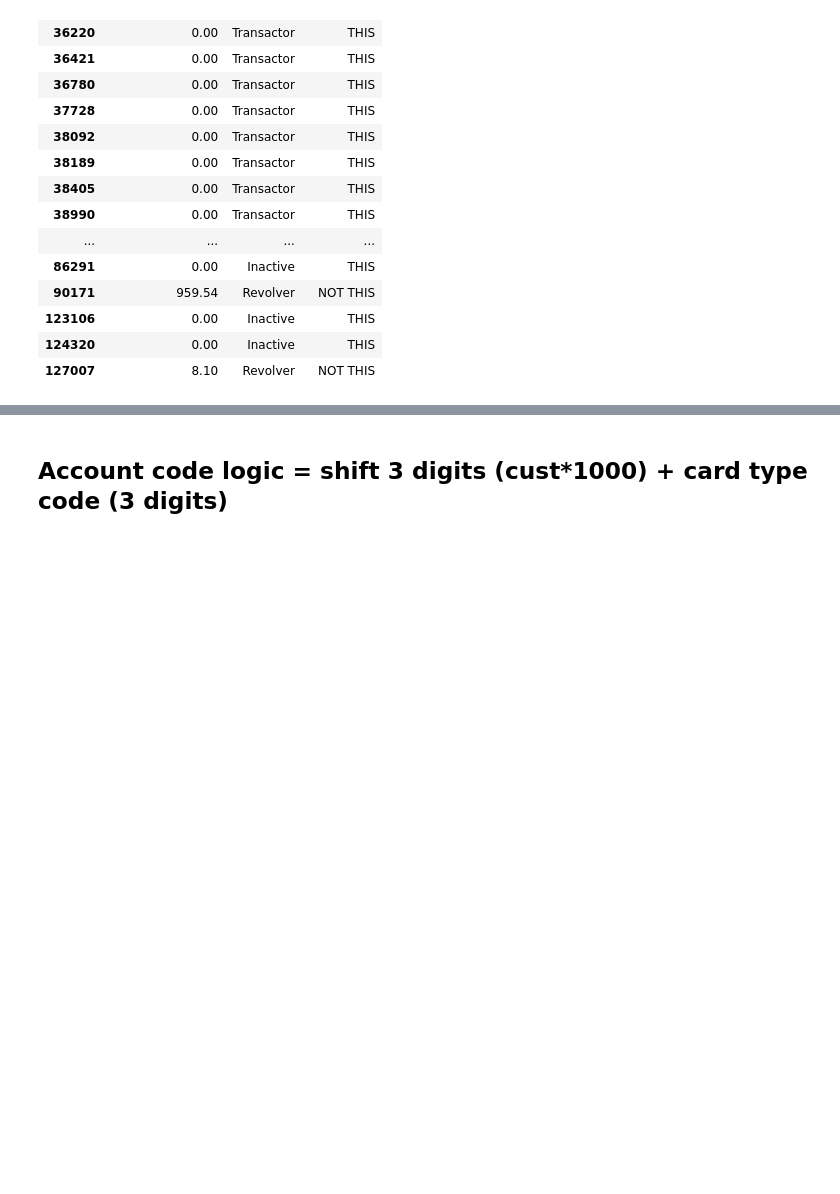
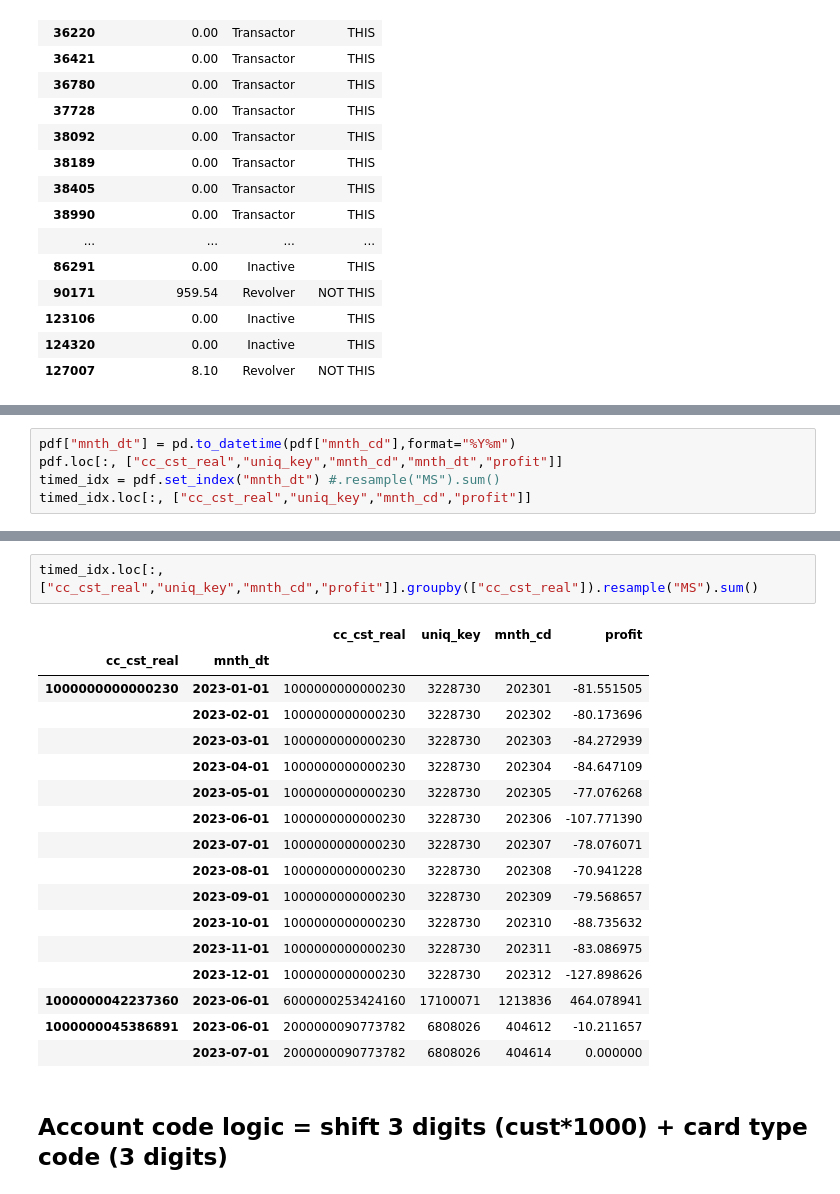
Before and after one commit to pbdanny/PythonProject, a Jupyter notebook: Dask/notebook/dask_kbank.ipynb, the cells around one changed output, grey strips where cells are left out. Saved outputs shown, nothing was run; the diff lists cells and outputs as text; blank space fills up the shorter version.

Commit message:
group by period index

```diff
--- a/Dask/notebook/dask_kbank.ipynb
+++ b/Dask/notebook/dask_kbank.ipynb
@@ -313,0 +312,5 @@ ddf[["net_interest_rec", "behv", "TEST_VAR"]].compute()
+# %%
+pdf["mnth_dt"] = pd.to_datetime(pdf["mnth_cd"],format="%Y%m")
+pdf.loc[:, ["cc_cst_real","uniq_key","mnth_cd","mnth_dt","profit"]]
+timed_idx = pdf.set_index("mnth_dt") #.resample("MS").sum()
+timed_idx.loc[:, ["cc_cst_real","uniq_key","mnth_cd","profit"]]
@@ -314,3 +336,23 @@ ddf[["net_interest_rec", "behv", "TEST_VAR"]].compute()
+# %%
+timed_idx.loc[:, ["cc_cst_real","uniq_key","mnth_cd","profit"]].groupby(["cc_cst_real"]).resample("MS").sum()
+# %% [output]
+|  |  | cc_cst_real | uniq_key | mnth_cd | profit |
+| cc_cst_real | mnth_dt |  |  |  |  |
+| 1000000000000230 | 2023-01-01 | 1000000000000230 | 3228730 | 202301 | -81.551505 |
+|  | 2023-02-01 | 1000000000000230 | 3228730 | 202302 | -80.173696 |
+|  | 2023-03-01 | 1000000000000230 | 3228730 | 202303 | -84.272939 |
+|  | 2023-04-01 | 1000000000000230 | 3228730 | 202304 | -84.647109 |
+|  | 2023-05-01 | 1000000000000230 | 3228730 | 202305 | -77.076268 |
+|  | 2023-06-01 | 1000000000000230 | 3228730 | 202306 | -107.771390 |
+|  | 2023-07-01 | 1000000000000230 | 3228730 | 202307 | -78.076071 |
+|  | 2023-08-01 | 1000000000000230 | 3228730 | 202308 | -70.941228 |
+|  | 2023-09-01 | 1000000000000230 | 3228730 | 202309 | -79.568657 |
+|  | 2023-10-01 | 1000000000000230 | 3228730 | 202310 | -88.735632 |
+|  | 2023-11-01 | 1000000000000230 | 3228730 | 202311 | -83.086975 |
+|  | 2023-12-01 | 1000000000000230 | 3228730 | 202312 | -127.898626 |
+| 1000000042237360 | 2023-06-01 | 6000000253424160 | 17100071 | 1213836 | 464.078941 |
+| 1000000045386891 | 2023-06-01 | 2000000090773782 | 6808026 | 404612 | -10.211657 |
+|  | 2023-07-01 | 2000000090773782 | 6808026 | 404614 | 0.000000 |
 # %% [markdown]
 ## Account code logic = shift 3 digits (cust*1000) + card type code (3 digits)
 # %%
```
Also changed, not shown: parts of 3 cells of this notebook, 1 other file.
